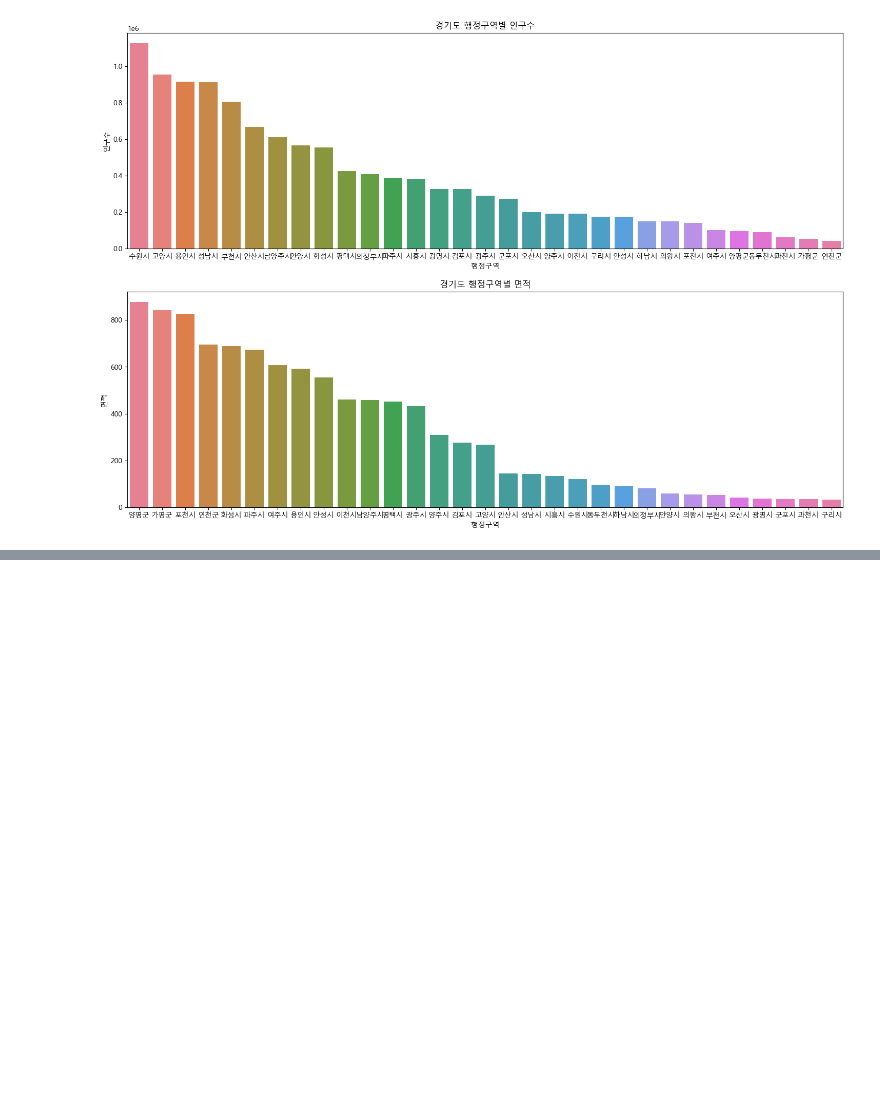
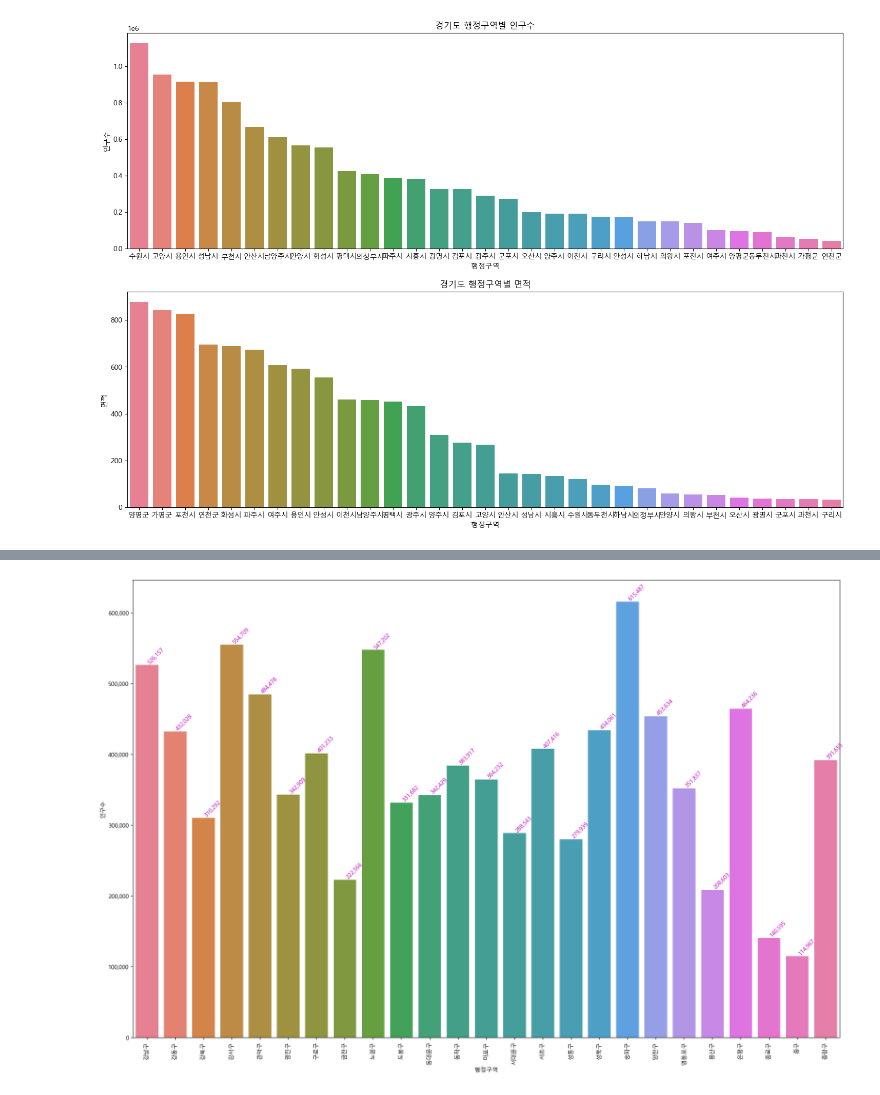
Before and after one commit to nirey-l/Python_Webscraping_Analysis, a Jupyter notebook: 03.행정구역정보_분석과시각화.ipynb, the cells around one changed output, grey strips where cells are left out. Saved outputs shown, nothing was run; the diff lists cells and outputs as text; code cells hidden in the pictures; blank space fills up the shorter version.

Commit message:
korea data pandas add

```diff
--- a/03.행정구역정보_분석과시각화.ipynb
+++ b/03.행정구역정보_분석과시각화.ipynb
@@ -1109,0 +1119,5 @@ sns.barplot(data=data, x='광역시도', y='인구수', ax=axes1, hue='광역시
+# %%
+for i, v in enumerate(seoul_df["인구수"].items()):
+    # i: 인덱스
+    # v: 인구수
+    print(i,v[1])
@@ -1110,14 +1142,15 @@ sns.barplot(data=data, x='광역시도', y='인구수', ax=axes1, hue='광역시
 # %%
-# figure, ax1 = plt.subplots(nrows=1, ncols=1)
-# figure.set_size_inches(18,12)
-# sns.barplot(data=seoul_df, x="행정구역", y="인구수", ax=ax1,hue='행정구역')
+figure, ax1 = plt.subplots(nrows=1, ncols=1)
+figure.set_size_inches(18,12)
+sns.barplot(data=seoul_df, x="행정구역", y="인구수", ax=ax1, hue='행정구역')
 
-#y축의 label값에 ,(콤마) 출력하기
-# ax1.get_yaxis().set_major_formatter(plt.FuncFormatter(lambda x, loc: "{:,}".format(int(x))))
+# y축의 label값에 ,(콤마) 출력하기
+ax1.get_yaxis().set_major_formatter(plt.FuncFormatter(lambda x, loc: "{:,}".format(int(x))))
 
-
-# for item in ax1.get_xticklabels():
-#     item.set_rotation(90)
-# for i, v in enumerate(seoul_df["인구수"].items()):
-#     ax1.text(i ,v[1], "{:,}".format(v[1]), color='m', va ='bottom', rotation=45)
-# plt.tight_layout()
+for item in ax1.get_xticklabels():
+    item.set_rotation(90)
+for i, v in enumerate(seoul_df["인구수"].items()):
+    ax1.text(i ,v[1], "{:,}".format(v[1]), color='m', va ='bottom', rotation=45)
+plt.tight_layout()
+# %% [output]
+[figure, added]
```
Also changed, not shown: parts of 3 cells of this notebook.
